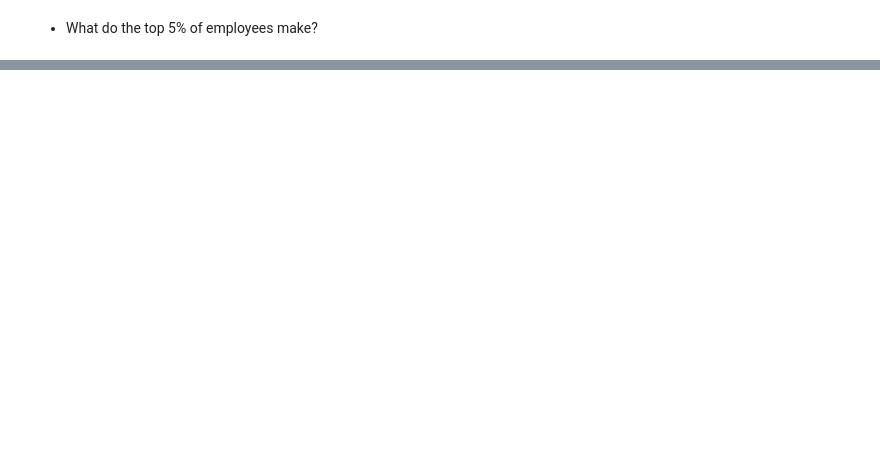
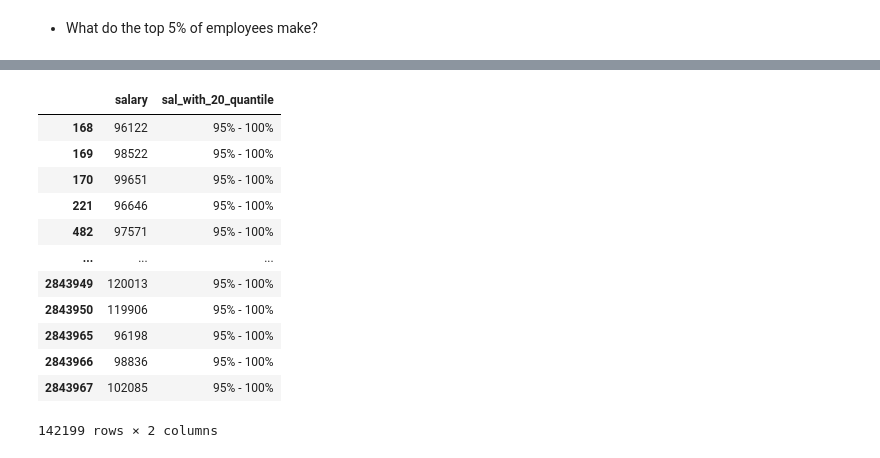
Before and after one commit to David-Howell/statistics-exercises, a Jupyter notebook: probability_distributions.ipynb, the cells around one changed output, grey strips where cells are left out. Cells and saved outputs as stored; diff of their text form; code cells hidden in the pictures; blank space fills up the shorter version.

```diff
--- a/probability_distributions.ipynb
+++ b/probability_distributions.ipynb
@@ -43,0 +262,16 @@ For the following problems, use python to simulate the problem and calculate an
+# %%
+salaries[salaries['sal_with_20_quantile'] == '95% - 100%']
+# %% [output]
+|  | salary | sal_with_20_quantile |
+| 168 | 96122 | 95% - 100% |
+| 169 | 98522 | 95% - 100% |
+| 170 | 99651 | 95% - 100% |
+| 221 | 96646 | 95% - 100% |
+| 482 | 97571 | 95% - 100% |
+| ... | ... | ... |
+| 2843949 | 120013 | 95% - 100% |
+| 2843950 | 119906 | 95% - 100% |
+| 2843965 | 96198 | 95% - 100% |
+| 2843966 | 98836 | 95% - 100% |
+| 2843967 | 102085 | 95% - 100% |
+142199 rows × 2 columns
```
Also changed, not shown: parts of 43 cells of this notebook.
